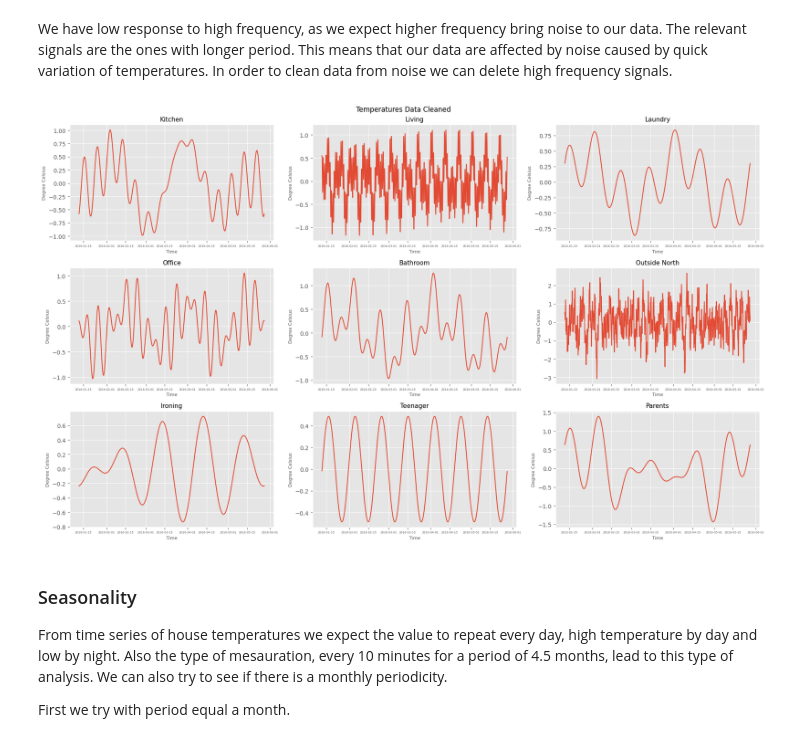
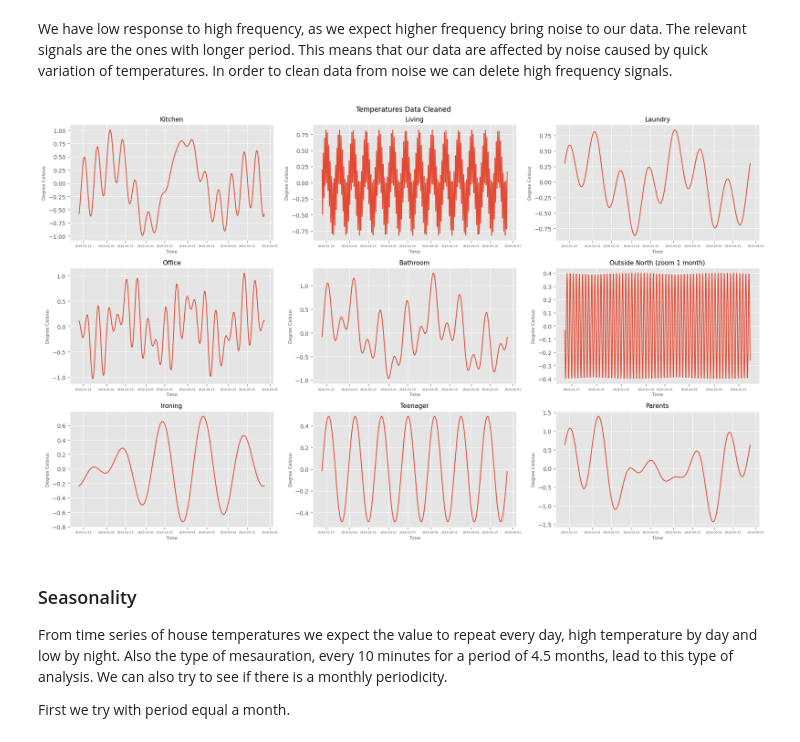
Before and after one commit to lilf4p/ispr-midterm, a Jupyter notebook: midterm1/temperature_analysis.ipynb, the cells around one changed output. Cells and saved outputs as stored; diff of their text form; code cells hidden in the pictures.

```diff
--- a/midterm1/temperature_analysis.ipynb
+++ b/midterm1/temperature_analysis.ipynb
@@ -234,43 +234,47 @@ plt.style.use("ggplot")
 figure, axis = plt.subplots(3, 3, figsize=(18, 11))
 
 k=0
-lim_sx = [50,100,100,100,100,100,100,100,50]
-lim_dx = [160,150,200,200,200,200,200,200,200]
+lim_sx = [50,130,100,100,100,130,100,100,50]
+lim_dx = [160,150,200,200,200,140,200,200,200]
 
 df_clean = df_sub.copy(deep=True)
 
 for i in range(3):
     for j in range(3):
         k+=1
         data = df_sub['T'+str(k)]
         num_samples = len(data.to_numpy())
 
         #dft
         fft = np.fft.rfft(data.to_numpy(), num_samples)
 
         PSD = fft * np.conj(fft) / num_samples
 
         _masklow = PSD > lim_sx[k-1]
         _maskhigh = PSD < lim_dx[k-1]
         fft = _maskhigh * fft
         fft = _masklow * fft
 
         df_clean['T'+str(k)]=np.fft.irfft(fft)
 
         #axis[i,j].stem(abs(fft[1:]))
-        axis[i,j].plot(df_clean['T'+str(k)])
+        if k==6:
+            axis[i,j].plot(df_clean['T'+str(k)][100:820])
+            axis[i,j].set_title(sensors[k]+" (zoom 1 month)", fontsize=11)
+        else:
+            axis[i,j].plot(df_clean['T'+str(k)])
+            axis[i,j].set_title(sensors[k], fontsize=11)
 
-        axis[i,j].set_title(sensors[k], fontsize=11)
         axis[i,j].set_xlabel("Time", fontsize=8)
         axis[i,j].set_ylabel("Degree Celsius", fontsize=8)
         axis[i,j].tick_params(axis="x", labelsize=5)
         #axis[i,j].set_xscale('log')
 
 figure.suptitle("Temperatures Data Cleaned")
 figure.tight_layout()
 plt.show()
 # %% [output]
-[figure, old version]
+[figure, new version]
 # %% [markdown]
 ### Seasonality
 From time series of house temperatures we expect the value to repeat every day, high temperature by day and low by night. Also the type of mesauration, every 10 minutes for a period of 4.5 months, lead to this type of analysis. We can also try to see if there is a monthly periodicity.
```
Also changed, not shown: parts of 3 cells of this notebook.
